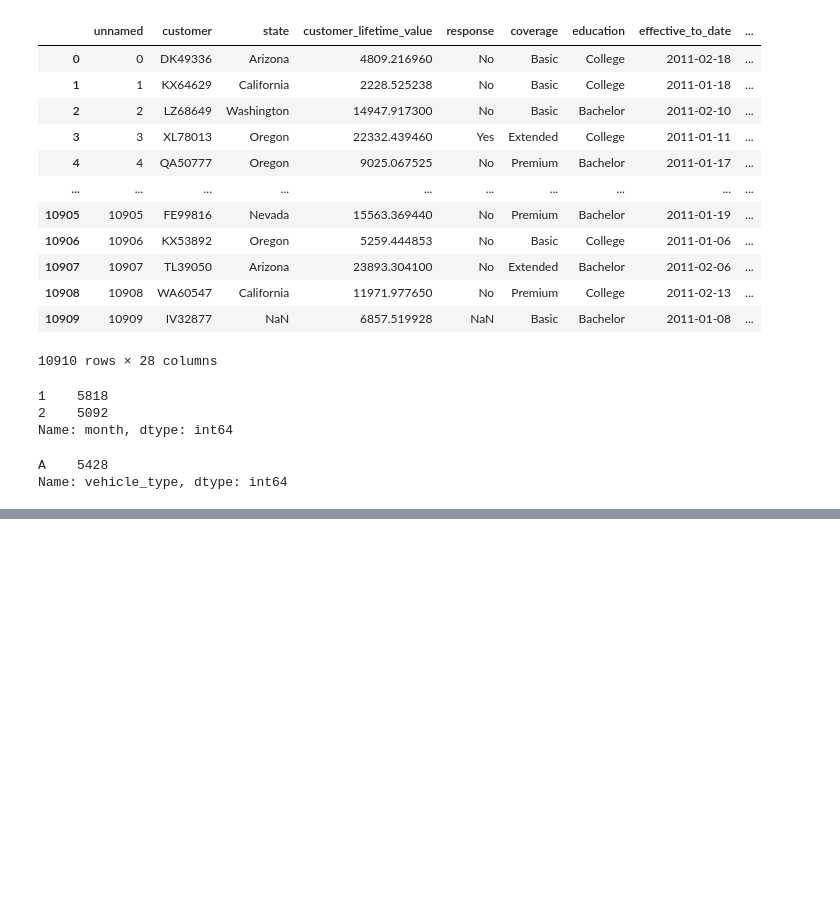
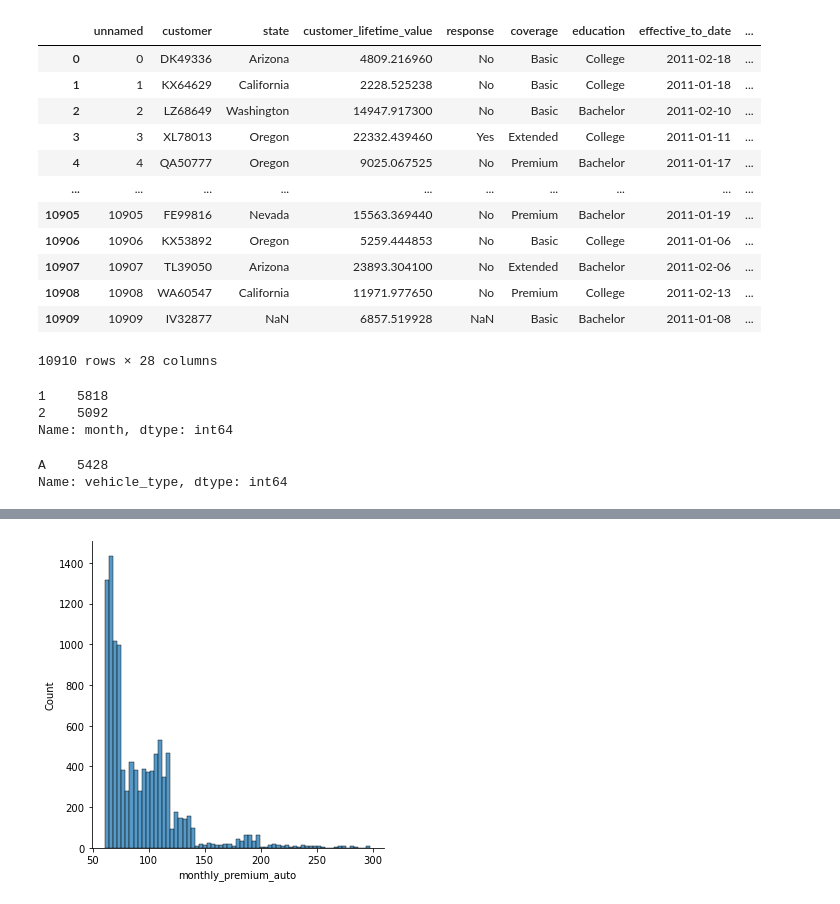
Before and after one commit to hollyjanedalton/lab-customer-analysis-round-2, a Jupyter notebook: files_for_lab/csv_files/Day 2_Lab2.ipynb, the cells around one changed output, grey strips where cells are left out. Cells and saved outputs as stored; diff of their text form; code cells hidden in the pictures; blank space fills up the shorter version.

```diff
--- a/files_for_lab/csv_files/Day 2_Lab2.ipynb
+++ b/files_for_lab/csv_files/Day 2_Lab2.ipynb
@@ -392,0 +467,5 @@ print(min_tcm)
+# %%
+sns.displot(numerical_df, x="monthly_premium_auto")
+plt.show()
+# %% [output]
+[figure, added]
```
Also changed, not shown: parts of 44 cells of this notebook.
